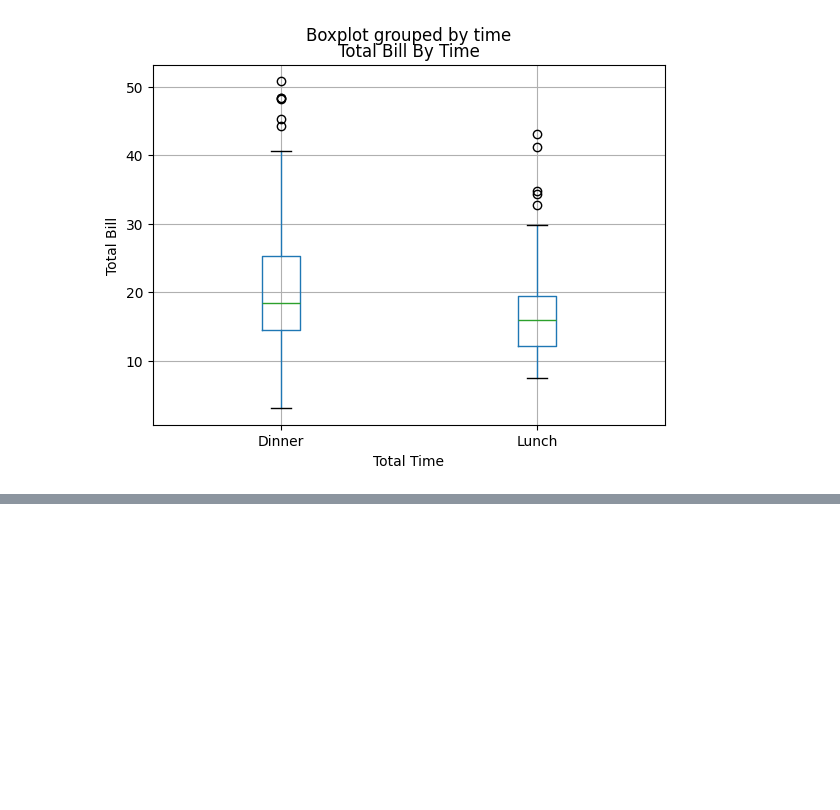
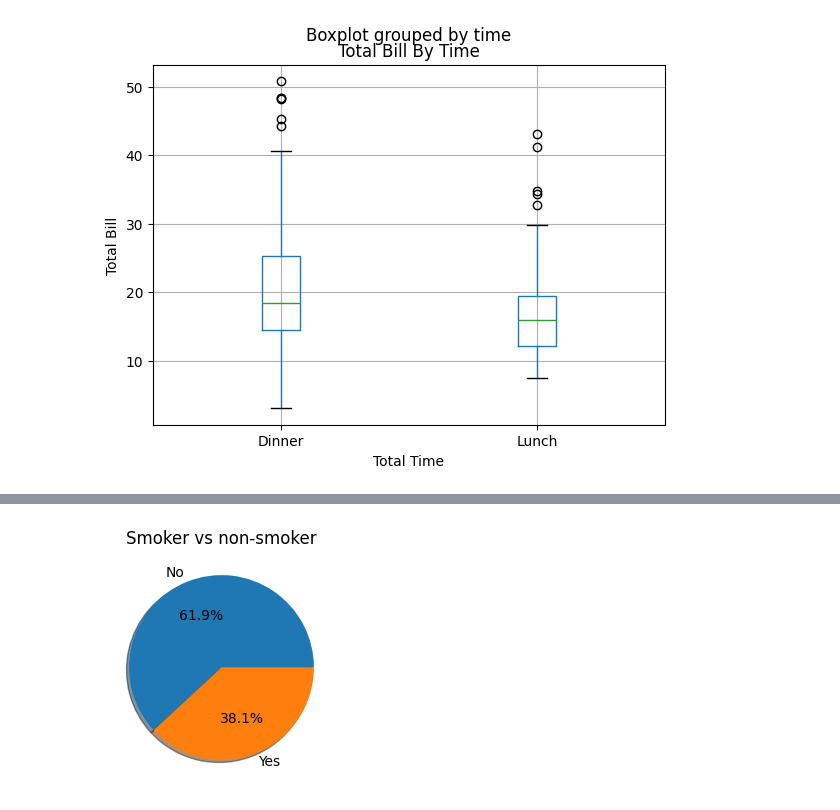
Before and after one commit to sanjay-yadav-04/Python-Matplotlib-Library, a Jupyter notebook: class1.ipynb, the cells around one changed output, grey strips where cells are left out. Saved outputs shown, nothing was run; the diff lists cells and outputs as text; code cells hidden in the pictures; blank space fills up the shorter version.

```diff
--- a/class1.ipynb
+++ b/class1.ipynb
@@ -170,0 +192,10 @@ plt.show()
+# %%
+smoker_count=df['smoker'].value_counts()
+
+plt.figure(figsize=(3,3))
+plt.pie(smoker_count.values, labels=
+    smoker_count.index, autopct='%1.1f%%',shadow=True)
+plt.title("Smoker vs non-smoker")
+plt.show()
+# %% [output]
+[figure, added]
```
Also changed, not shown: parts of 3 cells of this notebook.
